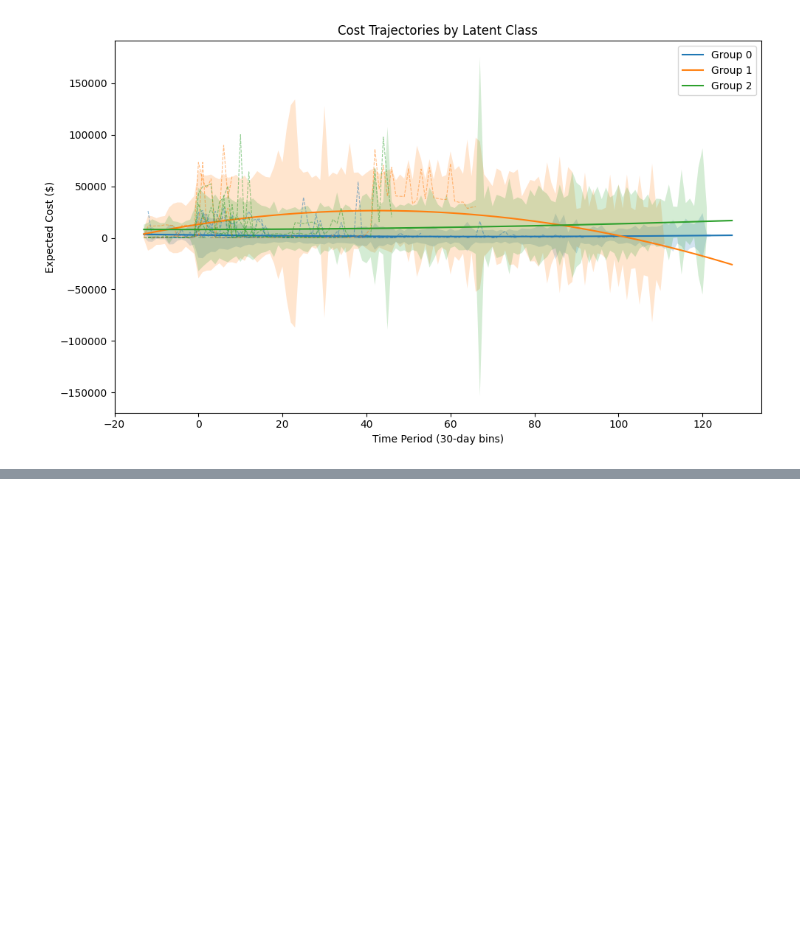
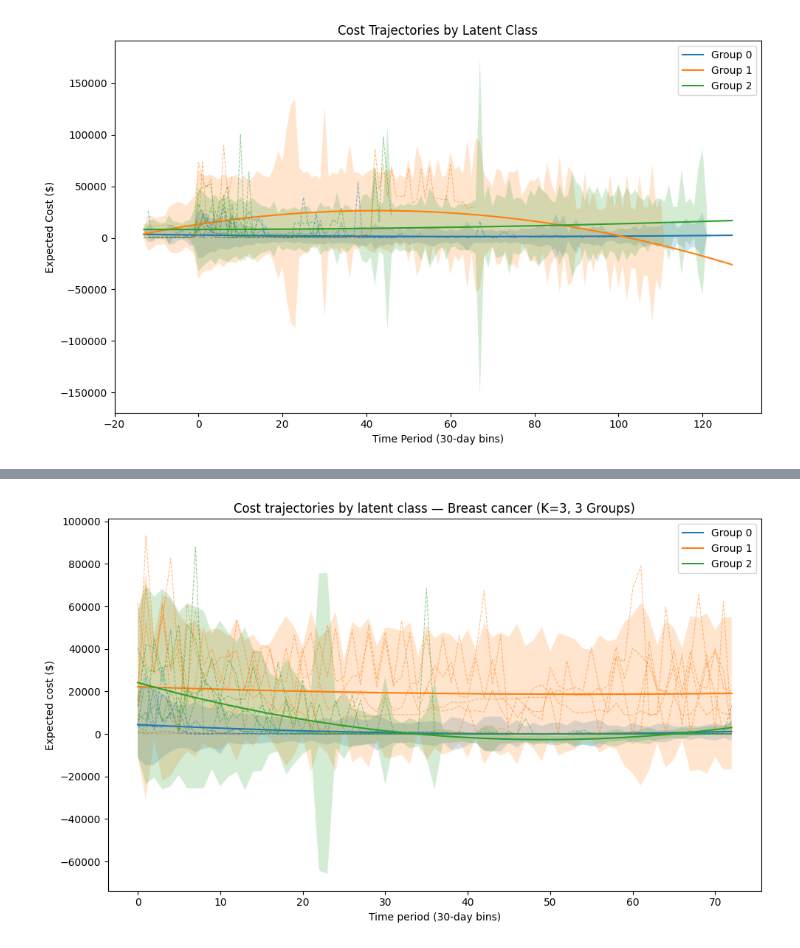
Before and after one commit to lucas-huynh/Cancer-Utilization-Highmark-Health, a Jupyter notebook: time_modeling.ipynb, the cells around one changed output, grey strips where cells are left out. Drawn from its saved outputs; the diff is of its cells as text; code cells hidden in the pictures; blank space fills up the shorter version.

```diff
--- a/time_modeling.ipynb
+++ b/time_modeling.ipynb
@@ -1592,0 +2149,24 @@ else:
+# %%
+# Plot with K = 3 groups for breast cancer
+if gbtm_fitted_bc:
+    k_plot = 3  # Force 3 groups since K=3 is selected
+    fig, ax = plt.subplots(figsize=(10, 6))
+    model_bc.K = 3  # ensure the model uses 3 groups (if needed by model logic)
+    model_bc.plot_univariate_trajectories(
+        outcome="cost",
+        dropout=False,
+        title=f"Cost trajectories by latent class — Breast cancer (K={k_plot}, 3 Groups)",
+        y_label="Expected cost ($)",
+        x_label="Time period (30-day bins)",
+        plot_confidence=True,
+        plot_spaghetti=True,
+        num_samples=5,
+        ax=ax,
+    )
+    plt.tight_layout()
+    plt.savefig("gbtm_trajectory_plot_breast_k3.png", dpi=150, bbox_inches="tight")
+    plt.show()
+else:
+    print("Skipping plot for Breast cancer.")
+# %% [output]
+[figure, added]
```
Also changed, not shown: parts of 46 cells of this notebook.
